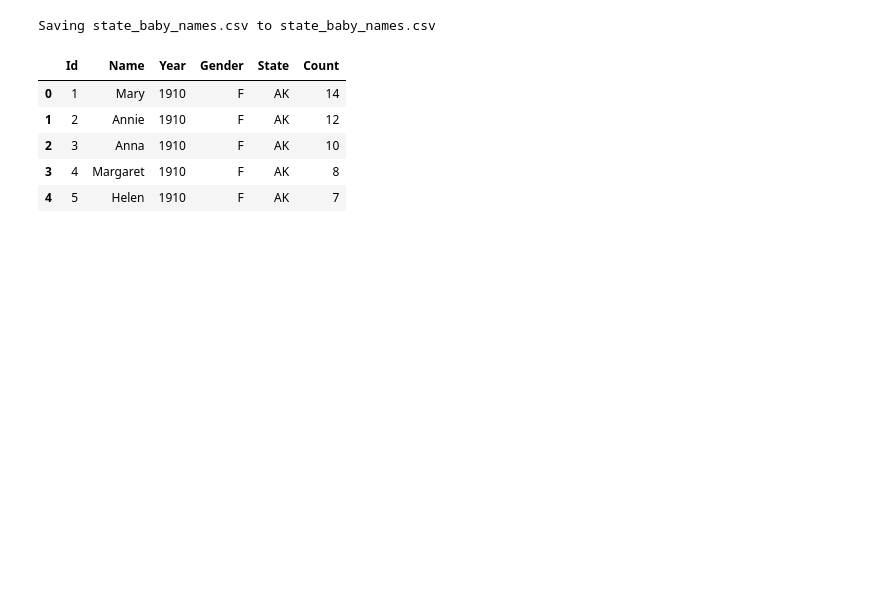
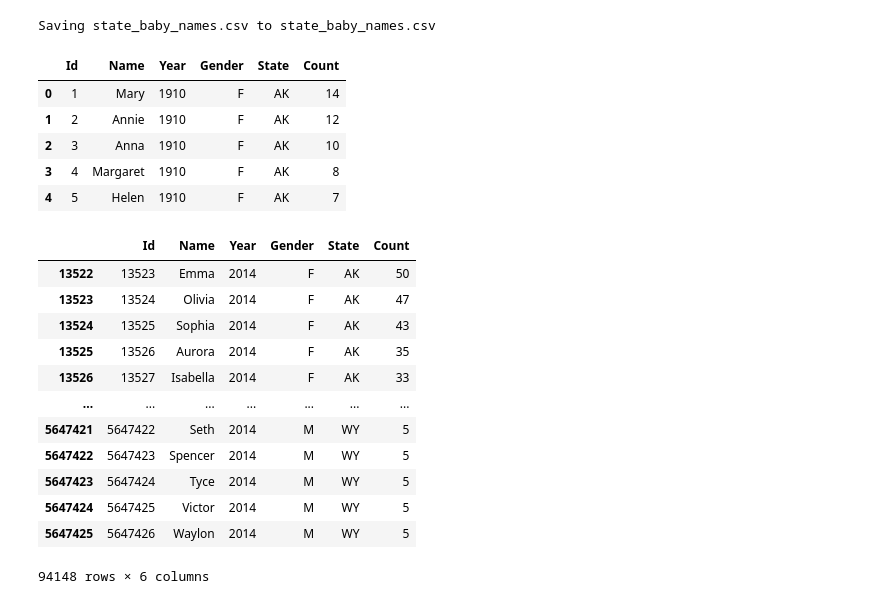
Before and after one commit to saulzmtz/ds, a Jupyter notebook: pythonPractice_stateBabyNames.ipynb, the cells around one changed output. Saved outputs shown, nothing was run; the diff lists cells and outputs as text; code cells hidden in the pictures; blank space fills up the shorter version.

```diff
--- a/pythonPractice_stateBabyNames.ipynb
+++ b/pythonPractice_stateBabyNames.ipynb
@@ -21,3 +21,23 @@ state_babies.head()
 | 2 | 3 | Anna | 1910 | F | AK | 10 |
 | 3 | 4 | Margaret | 1910 | F | AK | 8 |
 | 4 | 5 | Helen | 1910 | F | AK | 7 |
+# %%
+# What were the 5 most popular baby names in 2014 in California?
+# first - slice out the rows for the years 2014 using the loc method
+state_babies_2014 = state_babies.loc[state_babies['Year'] == 2014, :]
+# %%
+state_babies_2014
+# %% [output]
+|  | Id | Name | Year | Gender | State | Count |
+| 13522 | 13523 | Emma | 2014 | F | AK | 50 |
+| 13523 | 13524 | Olivia | 2014 | F | AK | 47 |
+| 13524 | 13525 | Sophia | 2014 | F | AK | 43 |
+| 13525 | 13526 | Aurora | 2014 | F | AK | 35 |
+| 13526 | 13527 | Isabella | 2014 | F | AK | 33 |
+| ... | ... | ... | ... | ... | ... | ... |
+| 5647421 | 5647422 | Seth | 2014 | M | WY | 5 |
+| 5647422 | 5647423 | Spencer | 2014 | M | WY | 5 |
+| 5647423 | 5647424 | Tyce | 2014 | M | WY | 5 |
+| 5647424 | 5647425 | Victor | 2014 | M | WY | 5 |
+| 5647425 | 5647426 | Waylon | 2014 | M | WY | 5 |
+94148 rows × 6 columns
```
Also changed, not shown: parts of 5 cells of this notebook.
